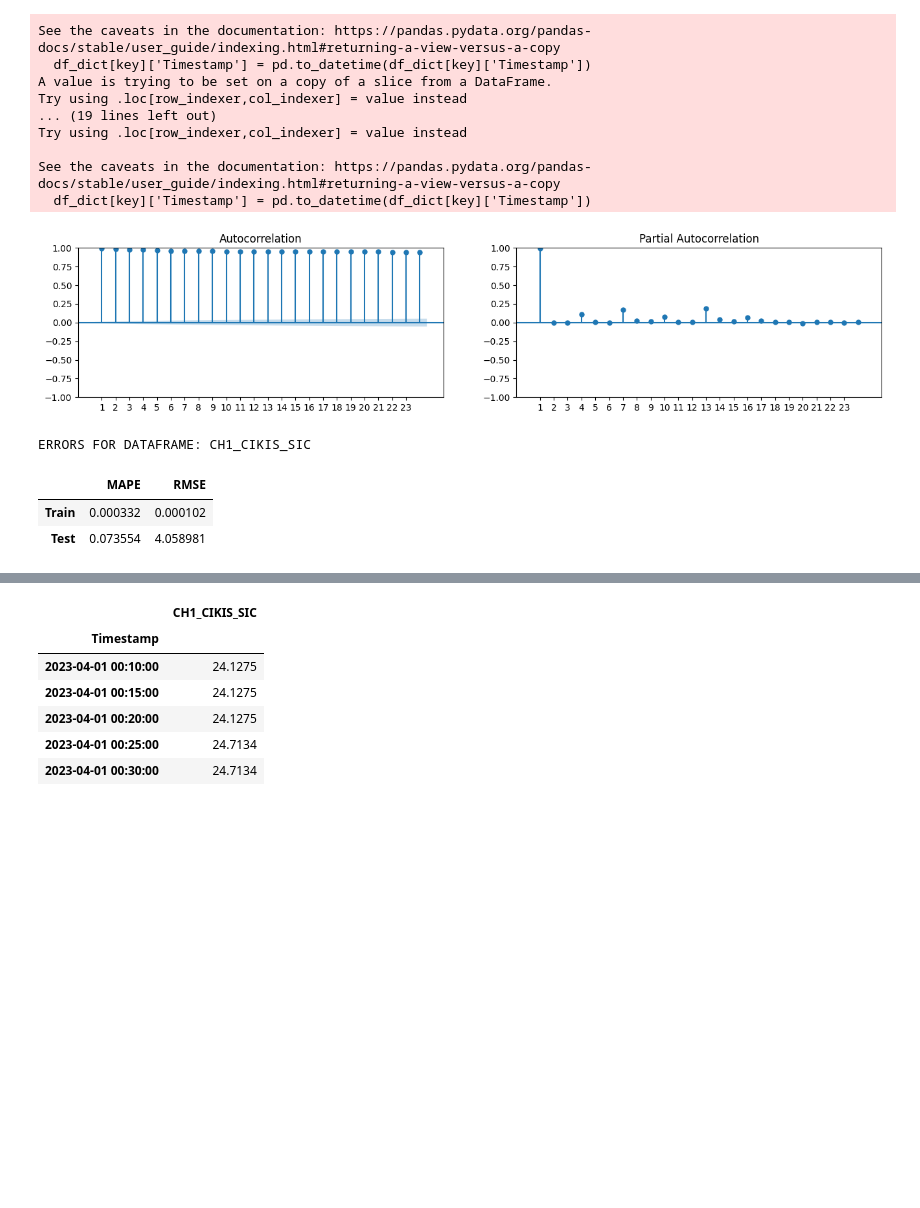
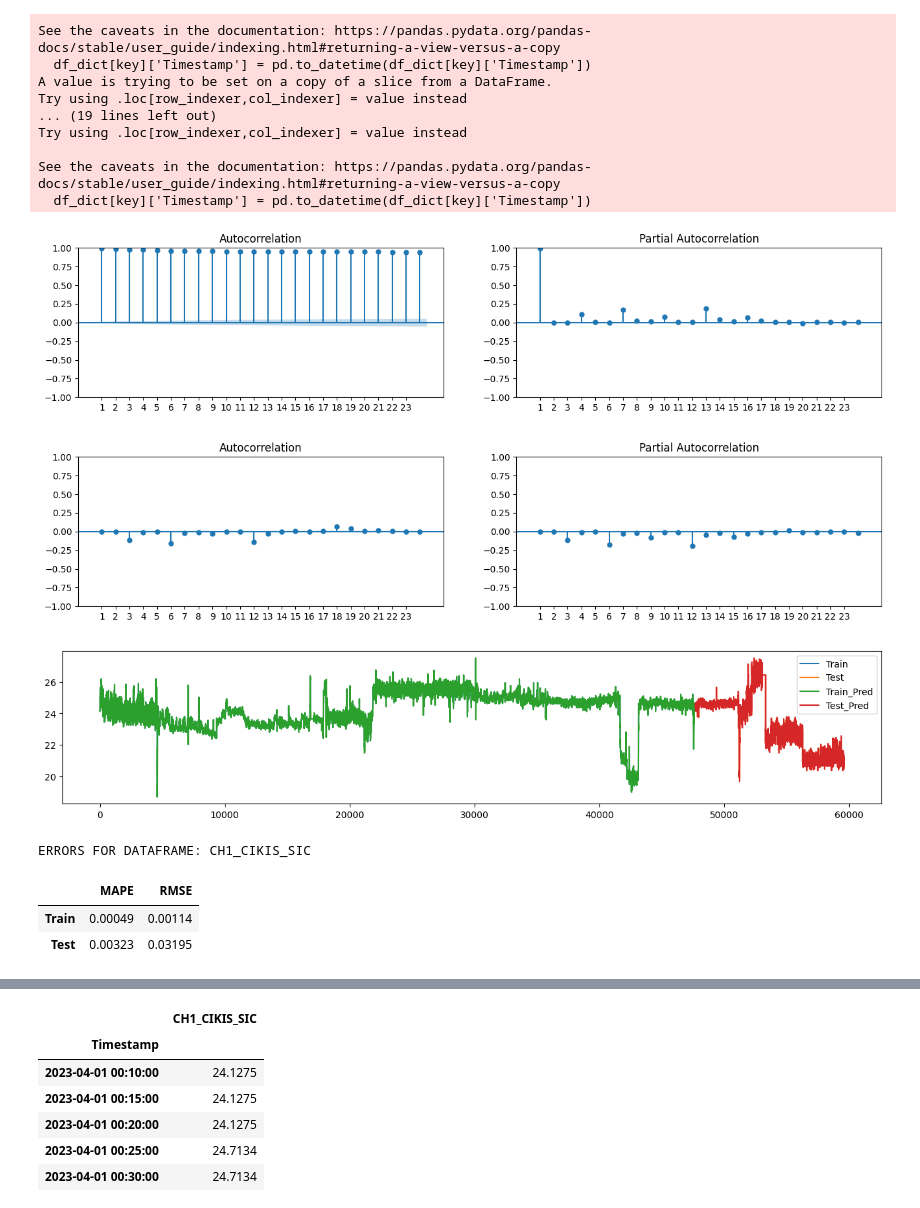
Before and after one commit to boraaktas/INDR491, a Jupyter notebook: jupyter/ARIMA.ipynb, the cells around one changed output, grey strips where cells are left out. Saved outputs shown, nothing was run; the diff lists cells and outputs as text; code cells hidden in the pictures; blank space fills up the shorter version.

```diff
--- a/jupyter/ARIMA.ipynb
+++ b/jupyter/ARIMA.ipynb
@@ -70,55 +70,60 @@ def ACF_PACF_PLOT(DATAFRAME):
 def ARIMA_MODEL(DATAFRAME, order=(1, 0, 0),
                 model_save=False):
 
+    # drop index
+    DATAFRAME_func = DATAFRAME.copy().reset_index(drop=True)
+
     TRAIN_PERCENT = 0.8
-    TRAIN = DATAFRAME.iloc[:int(len(DATAFRAME)*TRAIN_PERCENT)]
-    TEST = DATAFRAME.iloc[int(len(DATAFRAME)*TRAIN_PERCENT):]
+    TRAIN = DATAFRAME_func.iloc[:int(len(DATAFRAME_func)*TRAIN_PERCENT)]
+    TEST = DATAFRAME_func.iloc[int(len(DATAFRAME_func)*TRAIN_PERCENT):]
 
-    MODEL = ARIMA(TRAIN, order=order)
+    MODEL = ARIMA(DATAFRAME_func, order=order)
     MODEL_FIT = MODEL.fit()
 
     # save model in pickle
     if model_save:
-        MODEL_FIT.save('../MHs/pickles/ARIMA_{}_MODEL.pkl'.format(DATAFRAME.columns[0]))
+        MODEL_FIT.save('../MHs/pickles/ARIMA_{}_MODEL.pkl'.format(DATAFRAME_func.columns[0]))
 
     TRAIN_PRED = MODEL_FIT.predict(start=1, end=len(TRAIN))
-    TEST_PRED = MODEL_FIT.predict(start=len(TRAIN), end=len(TRAIN)+len(TEST)-1)
+    TEST_PRED = MODEL_FIT.predict(start=len(TRAIN), end=len(DATAFRAME_func)-1)
 
-    '''print('TRAIN_PRED')
-    print(TRAIN_PRED)
-    print('TEST_PRED')
-    print(TEST_PRED)
-    #plot TRAIN and TEST
+    # plot TRAIN and TEST
     plt.figure(figsize=(16, 3))
     plt.plot(TRAIN, label='Train')
     plt.plot(TEST, label='Test')
     plt.plot(TRAIN_PRED, label='Train_Pred')
     plt.plot(TEST_PRED, label='Test_Pred')
     plt.legend()
-    plt.show()'''
+    plt.show()
 
+    # GET AL OF THEM WİTH AT MOST 5 DECIMAL
     TRAIN_MAPE = MAPE(TRAIN, TRAIN_PRED)
     TEST_MAPE = MAPE(TEST, TEST_PRED)
     TRAIN_RMSE = RMSE(TRAIN, TRAIN_PRED)
     TEST_RMSE = RMSE(TEST, TEST_PRED)
 
-    print('ERRORS FOR DATAFRAME: {}'.format(DATAFRAME.columns[0]))
-    RESULTS = pd.DataFrame({'MAPE': [TRAIN_MAPE,
-                                     TEST_MAPE],
-                            'RMSE': [TRAIN_RMSE,
-                                     TEST_RMSE]},
+    print('ERRORS FOR DATAFRAME: {}'.format(DATAFRAME_func.columns[0]))
+    RESULTS = pd.DataFrame({'MAPE': [float('{:.5f}'.format(TRAIN_MAPE)),
+                                        float('{:.5f}'.format(TEST_MAPE))],
+                            'RMSE': [float('{:.5f}'.format(TRAIN_RMSE)),
+                                        float('{:.5f}'.format(TEST_RMSE))]},
                            index=['Train', 'Test'])
     return RESULTS
+# %%
+SAVE_MODELS = True
 # %%
 ACF_PACF_PLOT(df_dict['CH1_CIKIS_SIC'])
+ACF_PACF_PLOT(df_dict['CH1_CIKIS_SIC'].diff().dropna())
 ARIMA_MODEL(df_dict['CH1_CIKIS_SIC'],
-            order=(1, 0, 0),
-            model_save=True)
+            order=([6, 12], 1, 0),
+            model_save=SAVE_MODELS)
 # %% [output]
 [figure]
+[figure, added]
+[figure, added]
 ERRORS FOR DATAFRAME: CH1_CIKIS_SIC
 |  | MAPE | RMSE |
-| Train | 0.000332 | 0.000102 |
-| Test | 0.073554 | 4.058981 |
+| Train | 0.00049 | 0.00114 |
+| Test | 0.00323 | 0.03195 |
 # %%
 ACF_PACF_PLOT(df_dict['CH1_GIRIS_SIC'])
```
Also changed, not shown: parts of 7 cells of this notebook, 3 other files.
